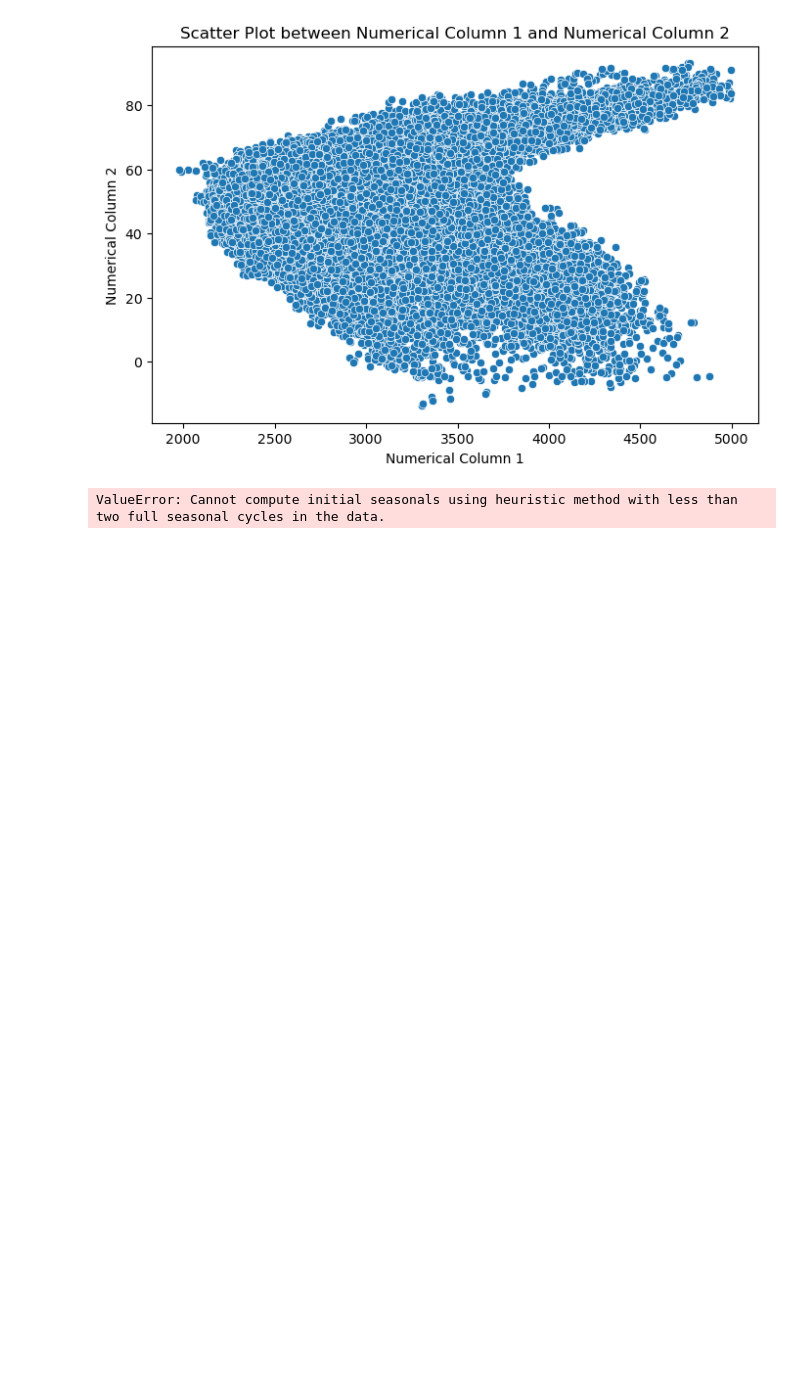
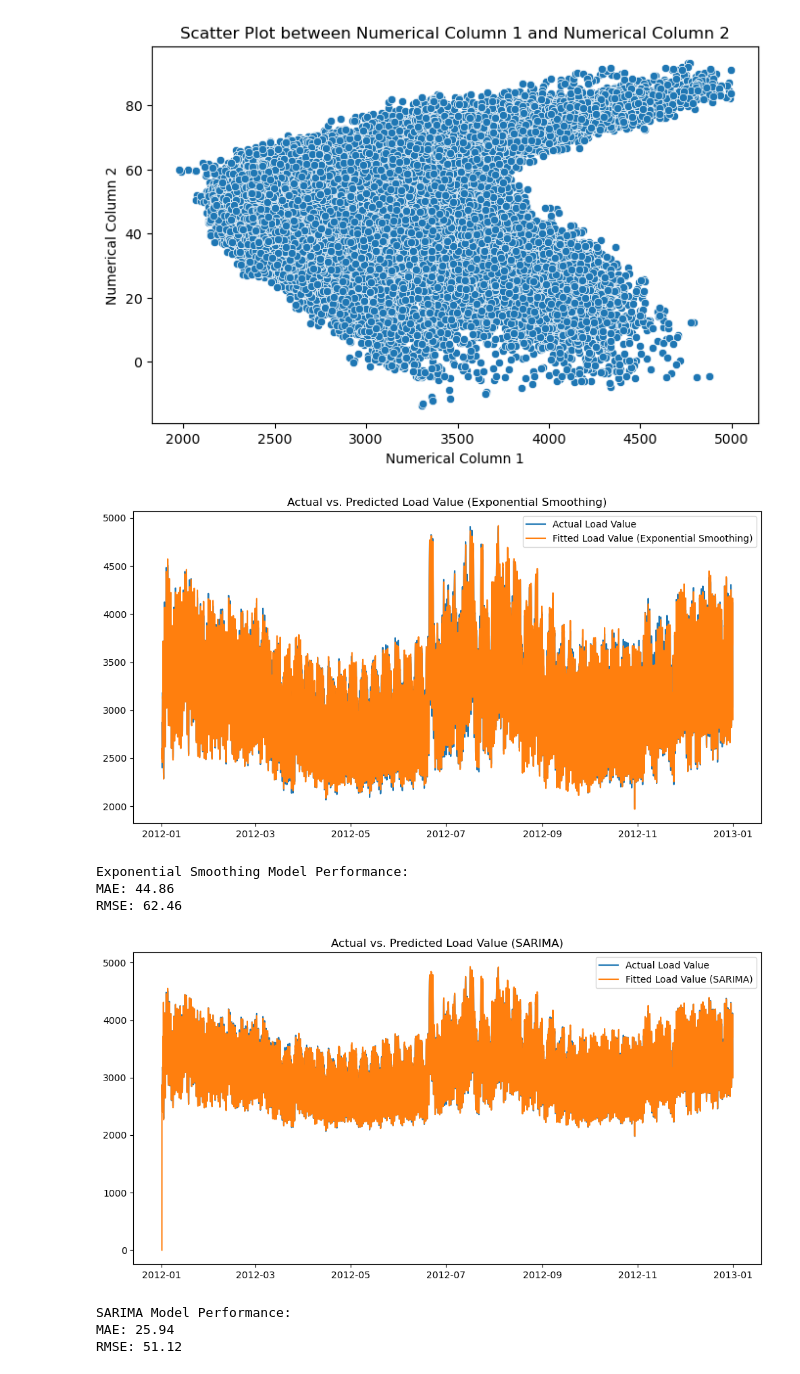
Before and after one commit to valerio1221/Minnd, a Jupyter notebook: t2.ipynb, the cells around one changed output. Saved outputs shown, nothing was run; the diff lists cells and outputs as text; code cells hidden in the pictures; blank space fills up the shorter version.

```diff
--- a/t2.ipynb
+++ b/t2.ipynb
@@ -284,49 +283,64 @@ plt.show()
 # %% [output]
 [figure]
 # %%
+# Statistical Model
+
 from statsmodels.tsa.holtwinters import ExponentialSmoothing
 from statsmodels.tsa.statespace.sarimax import SARIMAX
 
+# Set the frequency explicitly to 'H' (hourly)
+df = df.asfreq('H')
 
 subset_start_date = '2012-01-01 00:00:00'
-subset_end_date = '2014-12-31 23:00:00'
-
+subset_end_date = '2013-01-01 00:00:00'
 subset_data = df.loc[subset_start_date:subset_end_date]
 
-# Example with Exponential Smoothing
-model_exp = ExponentialSmoothing(subset_data['Load Value'], trend='add', seasonal='add', seasonal_periods=12)  # Adjust seasonal_periods
+# Exponential Smoothing
+model_exp = ExponentialSmoothing(subset_data['Load Value'], trend='add', seasonal='add', seasonal_periods=24)
 result_exp = model_exp.fit()
+fitted_values_exp = result_exp.fittedvalues
 
-# Example with SARIMA
-model_sarima = SARIMAX(subset_data['Load Value'], order=(1, 1, 1), seasonal_order=(1, 1, 1, 12))  # Adjust seasonal_order
+# SARIMA
+model_sarima = SARIMAX(subset_data['Load Value'], order=(1, 1, 1), seasonal_order=(1, 1, 1, 24))
 result_sarima = model_sarima.fit()
-
-# Train the model on the selected subset
-fitted_values_exp = result_exp.fittedvalues
 fitted_values_sarima = result_sarima.fittedvalues
 
-# Validate the model using appropriate metrics (MAE, RMSE)
-from sklearn.metrics import mean_absolute_error, mean_squared_error
-
+# Validate the model
 mae_exp = mean_absolute_error(subset_data['Load Value'], fitted_values_exp)
 rmse_exp = mean_squared_error(subset_data['Load Value'], fitted_values_exp, squared=False)
 
 mae_sarima = mean_absolute_error(subset_data['Load Value'], fitted_values_sarima)
 rmse_sarima = mean_squared_error(subset_data['Load Value'], fitted_values_sarima, squared=False)
 
-# Visualize actual vs. predicted values
+# Visualize Actual vs. Predicted Values
 plt.figure(figsize=(12, 6))
-plt.plot(subset_data['Load Value'], label='Actual Load')
-plt.plot(fitted_values_exp, label='Fitted Load (Exponential Smoothing)')
-plt.title('Actual vs. Predicted Load (Exponential Smoothing)')
+plt.plot(subset_data['Load Value'], label='Actual Load Value')
+plt.plot(fitted_values_exp, label='Fitted Load Value (Exponential Smoothing)')
+plt.title('Actual vs. Predicted Load Value (Exponential Smoothing)')
 plt.legend()
 plt.show()
 
+print("Exponential Smoothing Model Performance:")
+print("MAE: {:.2f}".format(mae_exp))
+print("RMSE: {:.2f}".format(rmse_exp))
+
+
 plt.figure(figsize=(12, 6))
-plt.plot(subset_data['Load Value'], label='Actual Load')
-plt.plot(fitted_values_sarima, label='Fitted Load (SARIMA)')
-plt.title('Actual vs. Predicted Load (SARIMA)')
+plt.plot(subset_data['Load Value'], label='Actual Load Value')
+plt.plot(fitted_values_sarima, label='Fitted Load Value (SARIMA)')
+plt.title('Actual vs. Predicted Load Value (SARIMA)')
 plt.legend()
 plt.show()
+
+print("\nSARIMA Model Performance:")
+print("MAE: {:.2f}".format(mae_sarima))
+print("RMSE: {:.2f}".format(rmse_sarima))
 # %% [output]
+[figure, added]
-ValueError: Cannot compute initial seasonals using heuristic method with less than two full seasonal cycles in the data.
+Exponential Smoothing Model Performance:
+MAE: 44.86
+RMSE: 62.46
+[figure, added]
+SARIMA Model Performance:
+MAE: 25.94
+RMSE: 51.12
```
Also changed, not shown: parts of 5 cells of this notebook.
